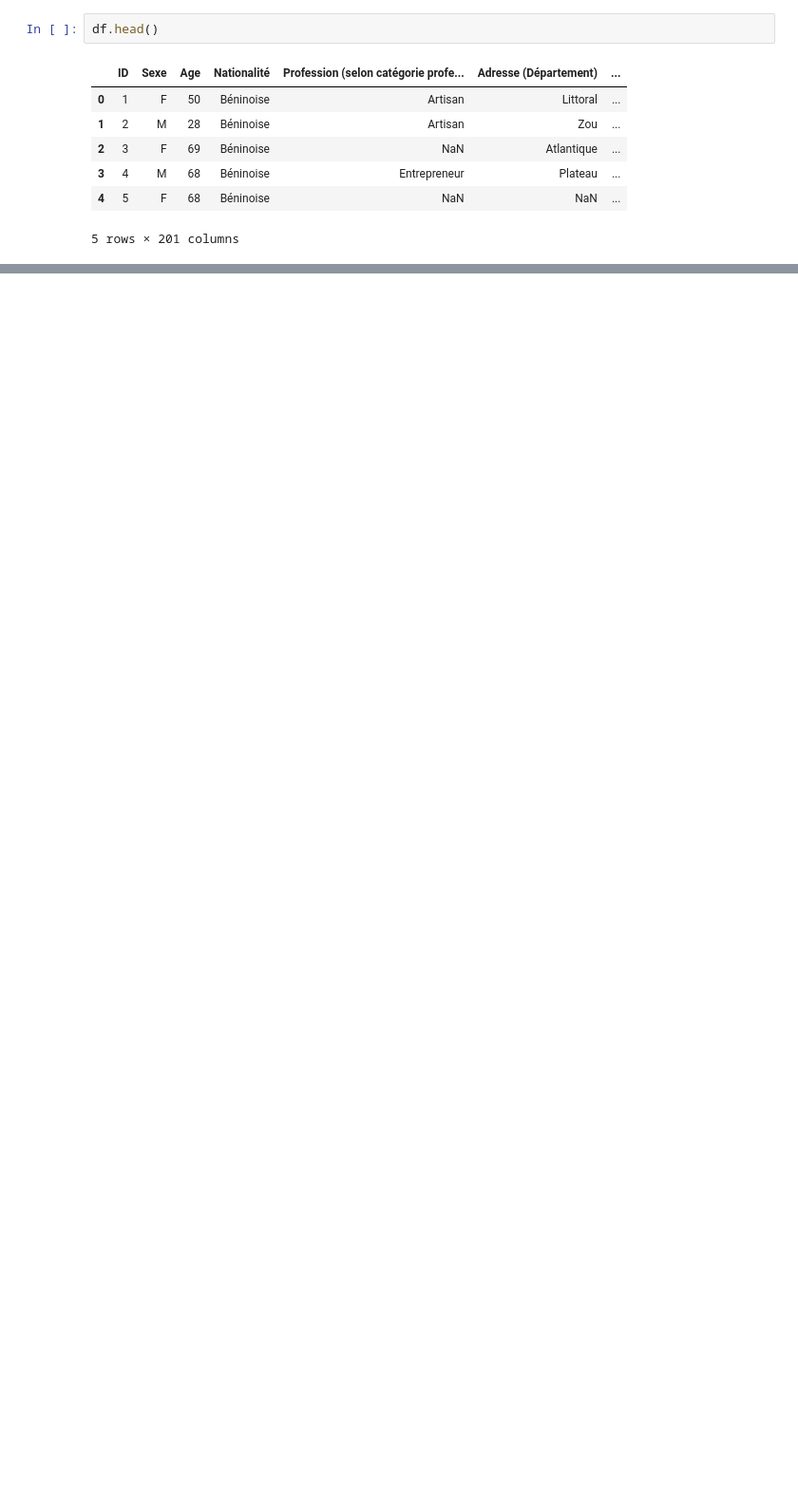
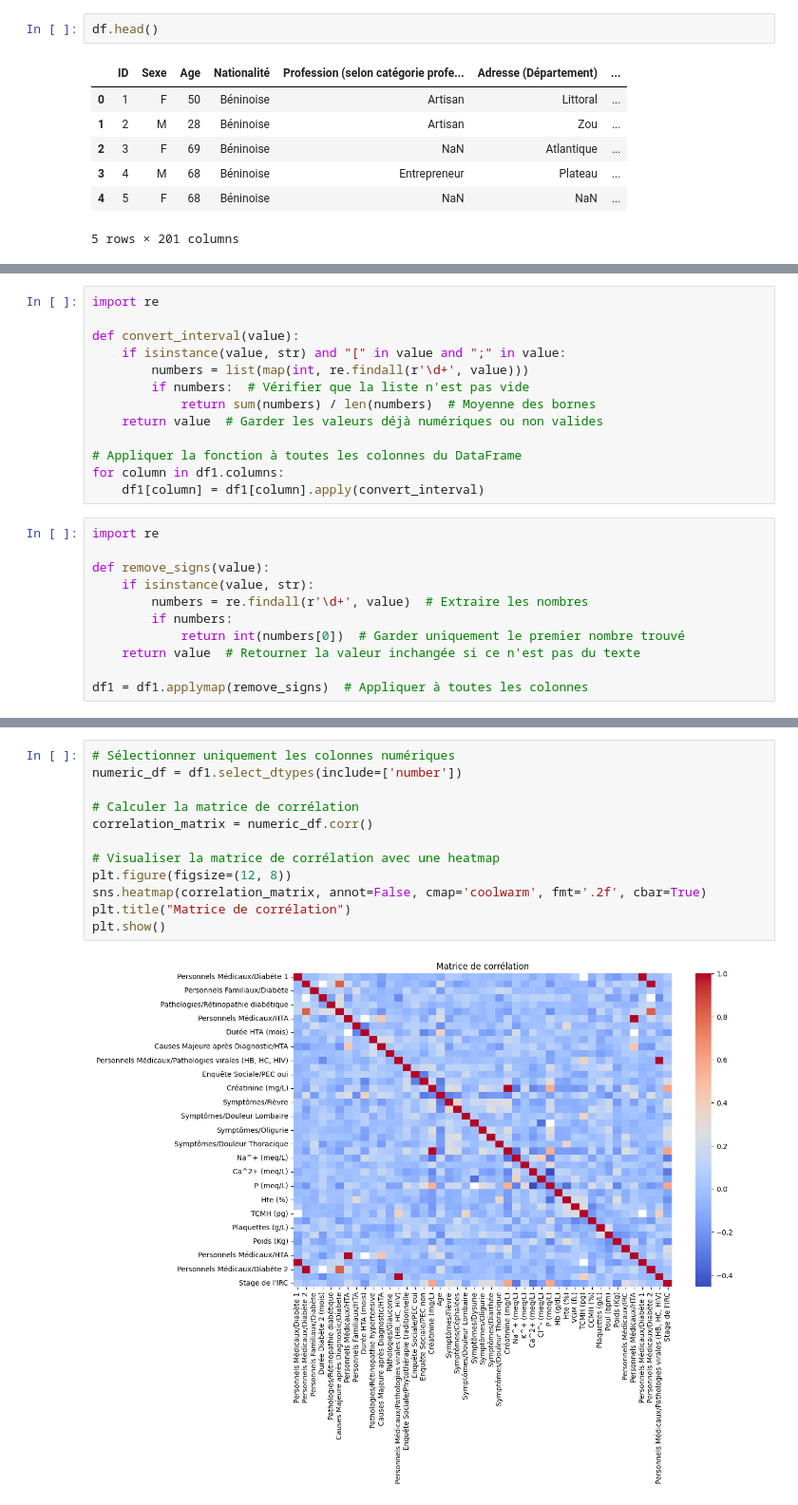
Before and after one commit to sarkisayeto/Hackathon_IFRI_IA_G_8, a Jupyter notebook: notebooks/exploration.ipynb, the cells around one changed output, grey strips where cells are left out. Shown at 95% size. Saved outputs shown, nothing was run; the diff lists cells and outputs as text; blank space fills up the shorter version.

```diff
--- a/notebooks/exploration.ipynb
+++ b/notebooks/exploration.ipynb
@@ -59,0 +429,24 @@ Si vous souhaitez une analyse ou une visualisation spécifique, faites-le-moi sa
+# %%
+import re
+
+def convert_interval(value):
+    if isinstance(value, str) and "[" in value and ";" in value:
+        numbers = list(map(int, re.findall(r'\d+', value)))
+        if numbers:  # Vérifier que la liste n'est pas vide
+            return sum(numbers) / len(numbers)  # Moyenne des bornes
+    return value  # Garder les valeurs déjà numériques ou non valides
+
+# Appliquer la fonction à toutes les colonnes du DataFrame
+for column in df1.columns:
+    df1[column] = df1[column].apply(convert_interval)
+# %%
+import re
+
+def remove_signs(value):
+    if isinstance(value, str):
+        numbers = re.findall(r'\d+', value)  # Extraire les nombres
+        if numbers:
+            return int(numbers[0])  # Garder uniquement le premier nombre trouvé
+    return value  # Retourner la valeur inchangée si ce n'est pas du texte
+
+df1 = df1.applymap(remove_signs)  # Appliquer à toutes les colonnes
@@ -59,0 +510,14 @@ Si vous souhaitez une analyse ou une visualisation spécifique, faites-le-moi sa
+# %%
+# Sélectionner uniquement les colonnes numériques
+numeric_df = df1.select_dtypes(include=['number'])
+
+# Calculer la matrice de corrélation
+correlation_matrix = numeric_df.corr()
+
+# Visualiser la matrice de corrélation avec une heatmap
+plt.figure(figsize=(12, 8))
+sns.heatmap(correlation_matrix, annot=False, cmap='coolwarm', fmt='.2f', cbar=True)
+plt.title("Matrice de corrélation")
+plt.show()
+# %% [output]
+[figure, added]
```
Also changed, not shown: parts of 80 cells of this notebook, 29 other files.
